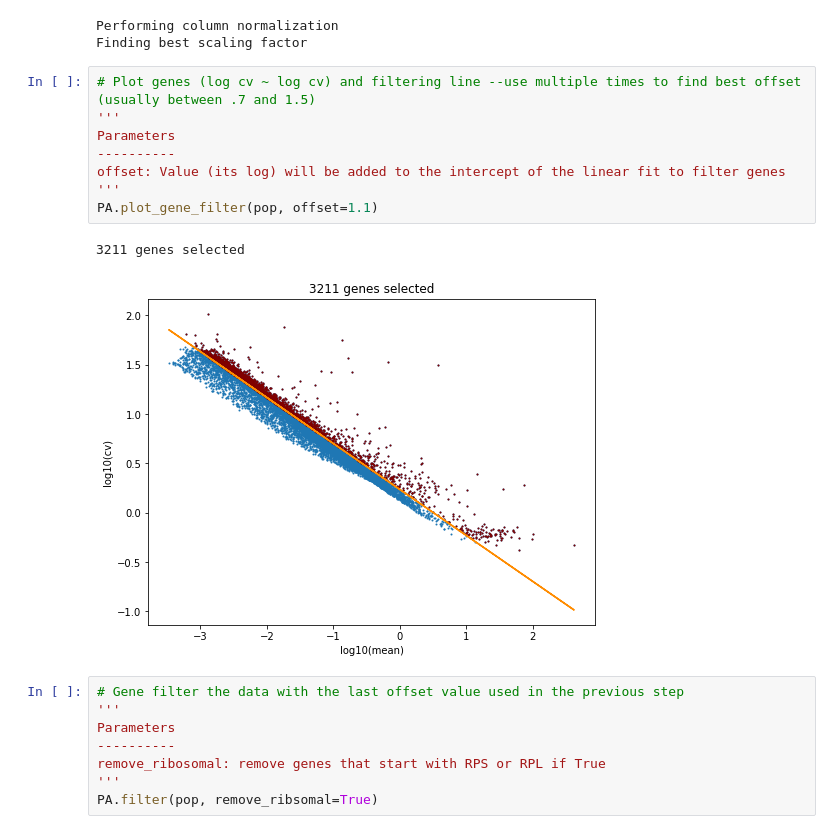
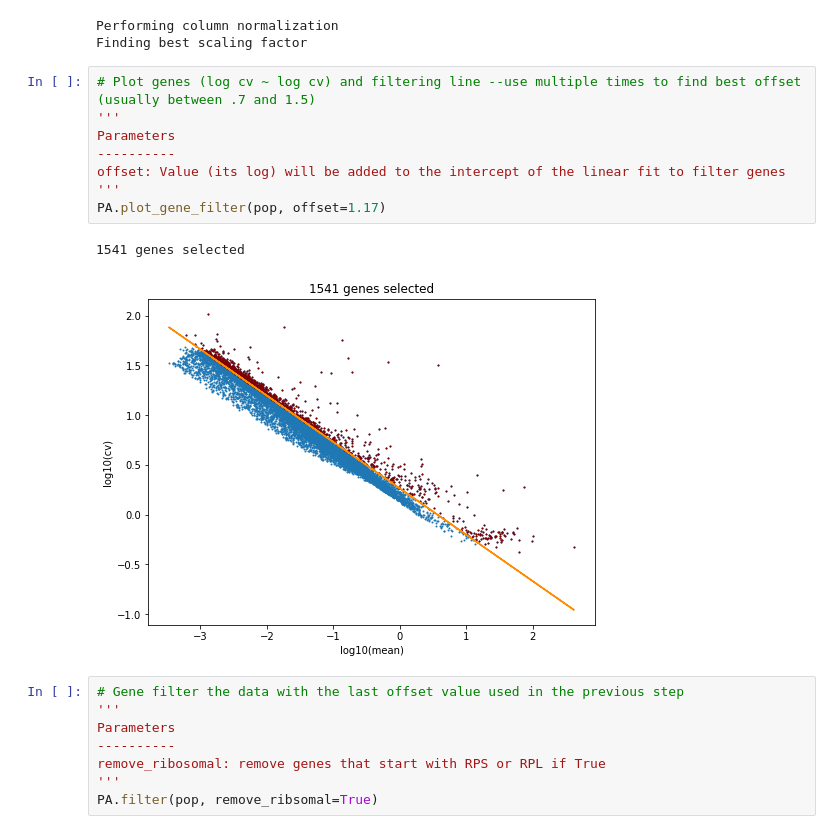
Before and after one commit to thomsonlab/popalign, a Jupyter notebook: examples/popalign.ipynb, the cells around one changed output. Drawn from its saved outputs; the diff is of its cells as text.

```diff
--- a/examples/popalign.ipynb
+++ b/examples/popalign.ipynb
@@ -67,14 +87,14 @@ Finding best scaling factor
 # %%
 # Plot genes (log cv ~ log cv) and filtering line --use multiple times to find best offset (usually between .7 and 1.5)
 '''
 Parameters
 ----------
 offset: Value (its log) will be added to the intercept of the linear fit to filter genes
 '''
-PA.plot_gene_filter(pop, offset=1.1)
+PA.plot_gene_filter(pop, offset=1.17)
 # %% [output]
-3211 genes selected
+1541 genes selected
-[figure, old version]
+[figure, new version]
 # %%
 # Gene filter the data with the last offset value used in the previous step
 '''
```
Also changed, not shown: parts of 25 cells of this notebook, 1 other file.
